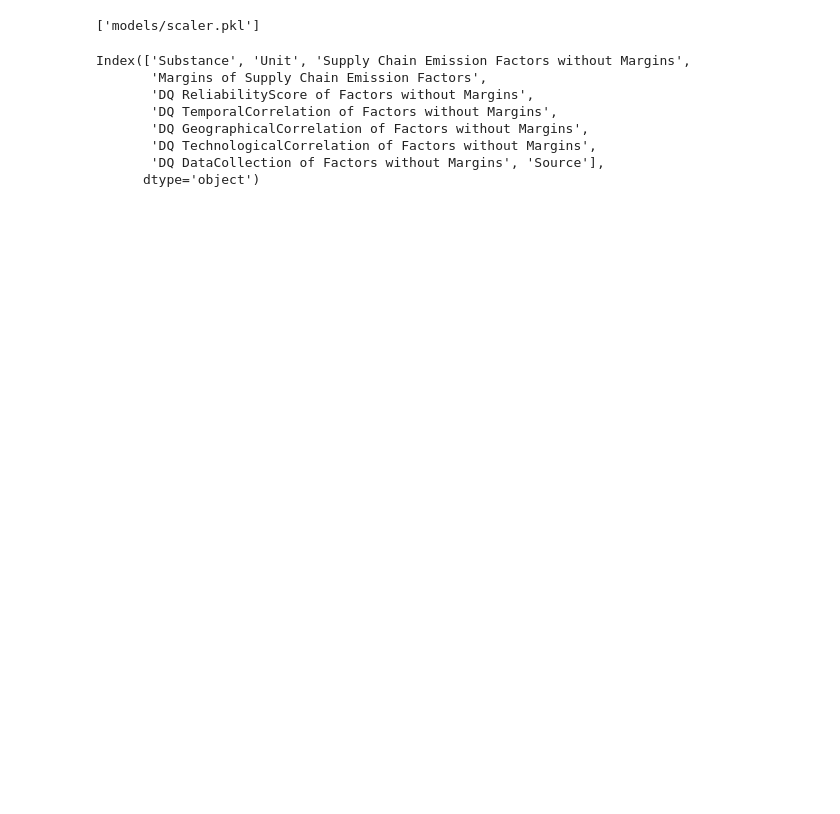
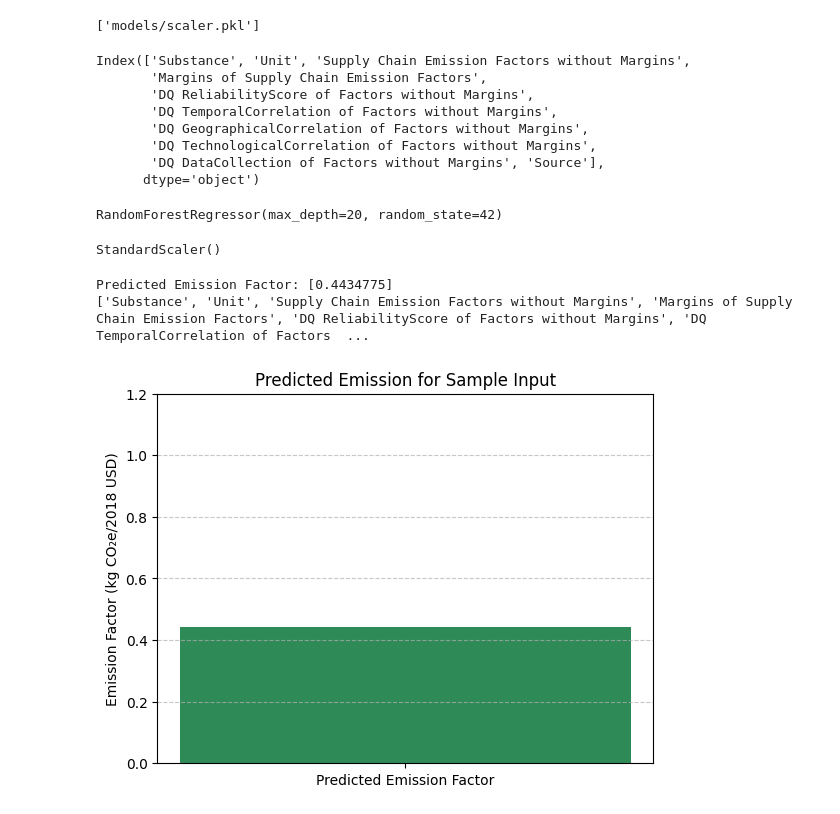
Before and after one commit to SindamMeghaSree/Green-House-Emissions-ML, a Jupyter notebook: GREENAI_PROJECT_EMISSIONS__S4F.ipynb, the cells around one changed output. Drawn from its saved outputs; the diff is of its cells as text; code cells hidden in the pictures; blank space fills up the shorter version.

```diff
--- a/GREENAI_PROJECT_EMISSIONS__S4F.ipynb
+++ b/GREENAI_PROJECT_EMISSIONS__S4F.ipynb
@@ -485,3 +487,50 @@ Index(['Substance', 'Unit', 'Supply Chain Emission Factors without Margins',
        'DQ TechnologicalCorrelation of Factors without Margins',
        'DQ DataCollection of Factors without Margins', 'Source'],
       dtype='object')
+# %%
+import joblib
+
+# Load the model
+model = joblib.load('/content/models/final_model.pkl')
+
+# Display model details
+print(model)
+# %% [output]
+RandomForestRegressor(max_depth=20, random_state=42)
+# %%
+import joblib
+
+# Load the model
+model = joblib.load('/content/models/scaler.pkl')
+
+# Display model details
+print(model)
+# %% [output]
+StandardScaler()
+# %%
+import numpy as np
+
+# 👇 Provide 10 values in the correct order
+raw_sample = np.array([[1, 0, 0, 0.75, 0.63, 0.80, 0.55, 0.4, 0.35, 0]])  # Just example values
+
+# Scale the input
+sample_scaled = scaler.transform(raw_sample)
+
+# Predict
+prediction = model.predict(sample_scaled)
+print("Predicted Emission Factor:", prediction)
+# %% [output]
+Predicted Emission Factor: [0.4434775]
+['Substance', 'Unit', 'Supply Chain Emission Factors without Margins', 'Margins of Supply Chain Emission Factors', 'DQ ReliabilityScore of Factors without Margins', 'DQ TemporalCorrelation of Factors  ...
+# %%
+import matplotlib.pyplot as plt
+
+# Visualize the predicted emission factor
+plt.bar(['Predicted Emission Factor'], prediction, color='seagreen')
+plt.ylabel('Emission Factor (kg CO₂e/2018 USD)')
+plt.title('Predicted Emission for Sample Input')
+plt.ylim(0, max(1.2, float(prediction)))  # Adjust y-axis limit
+plt.grid(axis='y', linestyle='--', alpha=0.7)
+plt.show()
+# %% [output]
+[figure, added]
```
Also changed, not shown: parts of 4 cells of this notebook.
